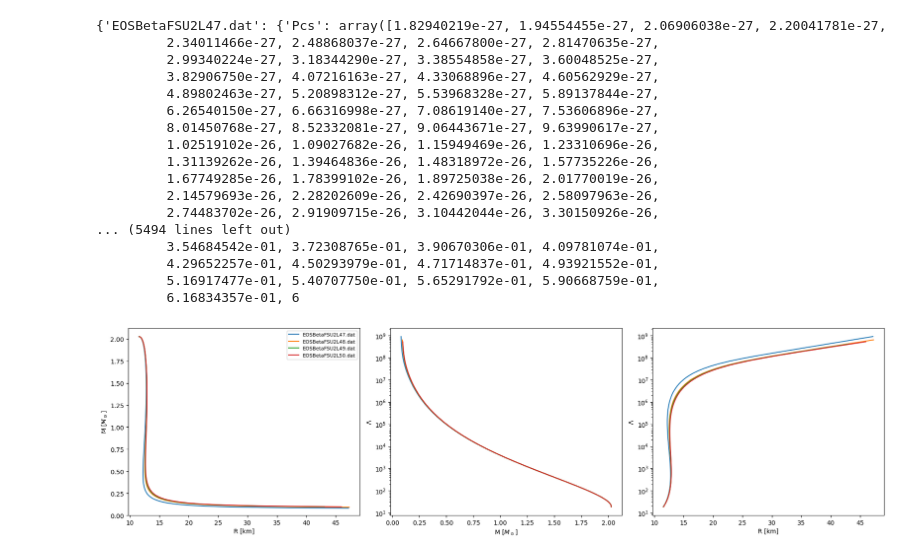
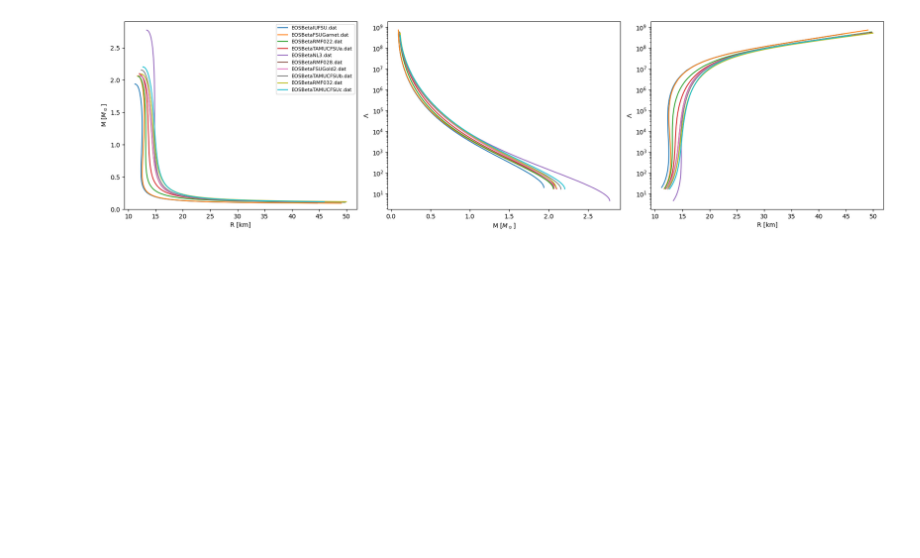
Before and after one commit to vetridevesh-oss/Neutron-Star-Solver, a Jupyter notebook: scifair_sandbox.ipynb, the cells around one changed output. Saved outputs shown, nothing was run; the diff lists cells and outputs as text; code cells hidden in the pictures; blank space fills up the shorter version.

```diff
--- a/scifair_sandbox.ipynb
+++ b/scifair_sandbox.ipynb
@@ -1,24 +1,7 @@
 # %%
 import time
-from scifair_sandbox import compare_eos
+from neutronstar_solver import compare_eos
 
-compare_eos(["EOSBetaFSU2L47.dat", "EOSBetaFSU2L48.dat", "EOSBetaFSU2L49.dat", "EOSBetaFSU2L50.dat"])
+returns = compare_eos(["EOSBetaIUFSU.dat", "EOSBetaFSUGarnet.dat", "EOSBetaRMF022.dat", "EOSBetaTAMUCFSUa.dat", "EOSBetaNL3.dat", "EOSBetaRMF028.dat", "EOSBetaFSUGold2.dat", "EOSBetaTAMUCFSUb.dat", "EOSBetaRMF032.dat", "EOSBetaTAMUCFSUc.dat"])
 # %% [output]
-{'EOSBetaFSU2L47.dat': {'Pcs': array([1.82940219e-27, 1.94554455e-27, 2.06906038e-27, 2.20041781e-27,
-         2.34011466e-27, 2.48868037e-27, 2.64667800e-27, 2.81470635e-27,
-         2.99340224e-27, 3.18344290e-27, 3.38554858e-27, 3.60048525e-27,
-         3.82906750e-27, 4.07216163e-27, 4.33068896e-27, 4.60562929e-27,
-         4.89802463e-27, 5.20898312e-27, 5.53968328e-27, 5.89137844e-27,
-         6.26540150e-27, 6.66316998e-27, 7.08619140e-27, 7.53606896e-27,
-         8.01450768e-27, 8.52332081e-27, 9.06443671e-27, 9.63990617e-27,
-         1.02519102e-26, 1.09027682e-26, 1.15949469e-26, 1.23310696e-26,
-         1.31139262e-26, 1.39464836e-26, 1.48318972e-26, 1.57735226e-26,
-         1.67749285e-26, 1.78399102e-26, 1.89725038e-26, 2.01770019e-26,
-         2.14579693e-26, 2.28202609e-26, 2.42690397e-26, 2.58097963e-26,
-         2.74483702e-26, 2.91909715e-26, 3.10442044e-26, 3.30150926e-26,
-... (5494 lines left out)
-         3.54684542e-01, 3.72308765e-01, 3.90670306e-01, 4.09781074e-01,
-         4.29652257e-01, 4.50293979e-01, 4.71714837e-01, 4.93921552e-01,
-         5.16917477e-01, 5.40707750e-01, 5.65291792e-01, 5.90668759e-01,
-         6.16834357e-01, 6
-[figure, old version]
+[figure, new version]
```
Also changed, not shown: 2 other files.
